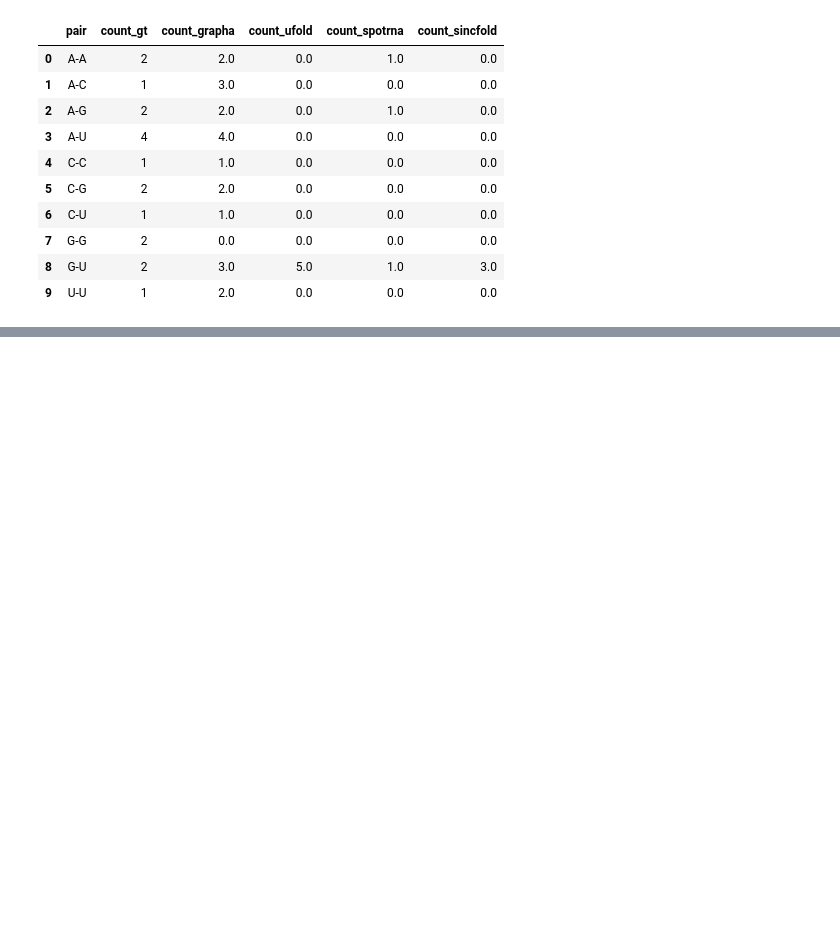
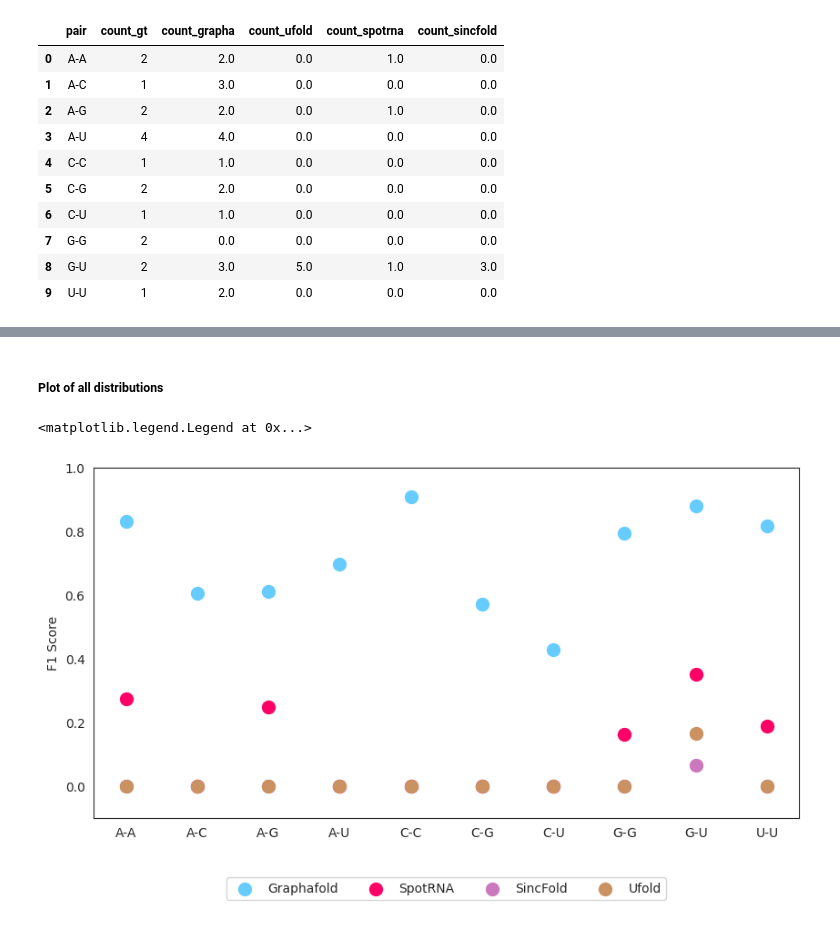
Before and after one commit to mjustynaPhD/graphafold-analysis, a Jupyter notebook: visualize_distributions.ipynb, the cells around one changed output, grey strips where cells are left out. Cells and saved outputs as stored; diff of their text form; code cells hidden in the pictures; blank space fills up the shorter version.

```diff
--- a/visualize_distributions.ipynb
+++ b/visualize_distributions.ipynb
@@ -83,0 +146,14 @@ plt.show()
+# %%
+methods = ["graphafold_casp", "spotrna", "sincfold", "ufold"]
+cols = ["f1_grapha", "f1_spotrna", "f1_sincfold", "f1_ufold"]
+df_all = pd.DataFrame(columns=cols)
+for method, col in zip(methods, cols, strict=True):
+    # read csv file
+    dist_file = Path(f"distributions/{method}_all.csv")
+    df = pd.read_csv(dist_file)
+    df = df.rename(columns={"Unnamed: 0": "pair"})
+    # compute f1 socre using tp, fn and fp columns. Formula: 2 * tp / (2 * tp + fn + fp)
+    df_all[col] = 2 * df["tp"] / (2 * df["tp"] + df["fn"] + df["fp"])
+    print(f"F1 score for {method}: {df_all[col].mean()}")
+
+df_all
@@ -83,0 +176,17 @@ plt.show()
+# %% [markdown]
+##### Plot of all distributions
+# %%
+# bubble plot of df_all as y axis and df['pair'] as x axis
+plt.figure(figsize=(10, 5))
+plt.scatter(df['pair'], df_all['f1_grapha'], s=100, label='Graphafold', color="#66CCFE")
+plt.scatter(df['pair'], df_all['f1_spotrna'], s=100, label='SpotRNA', color="#FF0066")
+plt.scatter(df['pair'], df_all['f1_sincfold'], s=100, label='SincFold', color=colors[4])
+plt.scatter(df['pair'], df_all['f1_ufold'], s=100, label='Ufold', color=colors[-5])
+# plt.xticks(rotation=45)
+plt.ylabel('F1 Score')
+plt.ylim(-0.1, 1)
+# show legend below the plot
+plt.legend(loc='upper center', bbox_to_anchor=(0.5, -0.15), ncol=4)
+# %% [output]
+<matplotlib.legend.Legend at 0x...>
+[figure, added]
```
Also changed, not shown: parts of 17 cells of this notebook, 5 other files.
